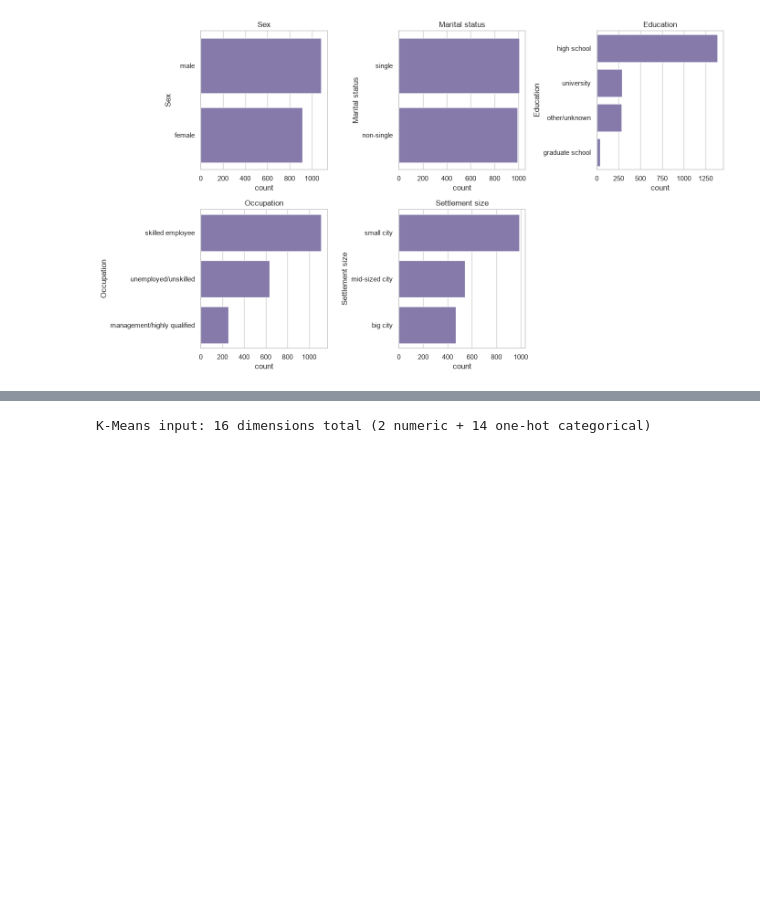
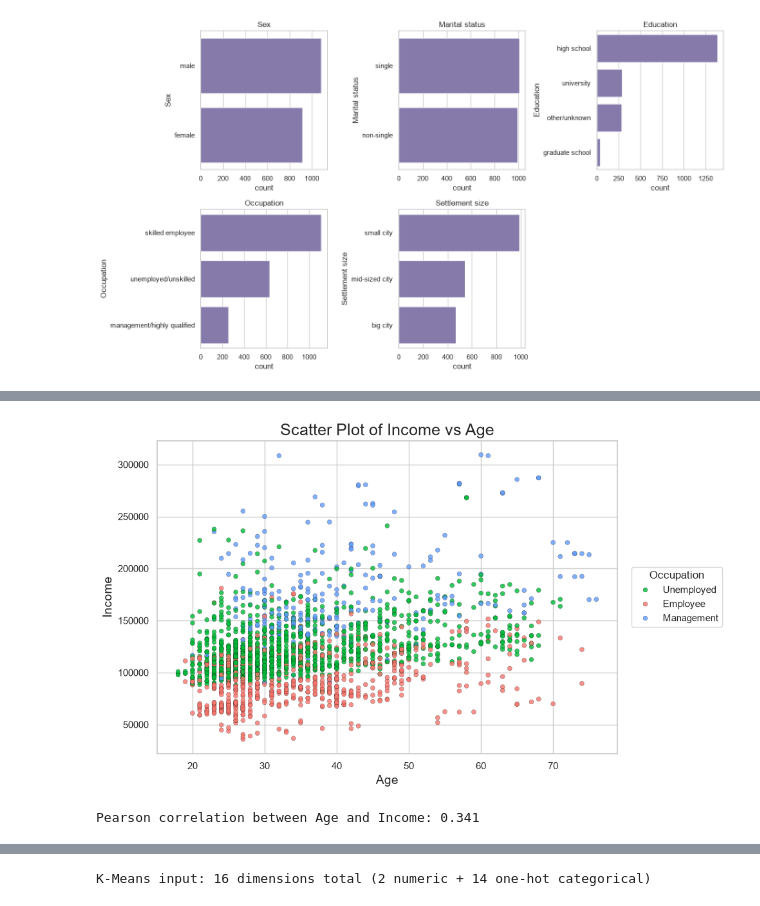
Before and after one commit to anushreeghosh07/customer-segmentation-analysis, a Jupyter notebook: notebooks/customer_segmentation_analysis.ipynb, the cells around one changed output, grey strips where cells are left out. Drawn from its saved outputs; the diff is of its cells as text; code cells hidden in the pictures; blank space fills up the shorter version.

```diff
--- a/notebooks/customer_segmentation_analysis.ipynb
+++ b/notebooks/customer_segmentation_analysis.ipynb
@@ -108,0 +265,44 @@ plt.show()
+# %%
+plt.figure(figsize=(10, 6))
+
+sns.scatterplot(
+    data=df_labeled,
+    x="Age",
+    y="Income",
+    hue="Occupation",
+    palette={
+        "unemployed/unskilled": "#F8766D",
+        "skilled employee": "#00BA38",
+        "management/highly qualified": "#619CFF"
+    },
+    alpha=0.8,
+    s=25,
+    edgecolor="black",
+    linewidth=0.2
+)
+
+plt.title("Scatter Plot of Income vs Age", fontsize=18)
+plt.xlabel("Age", fontsize=14)
+plt.ylabel("Income", fontsize=14)
+
+# Rename legend entries
+handles, labels = plt.gca().get_legend_handles_labels()
+plt.legend(
+    handles=handles,
+    labels=["Unemployed", "Employee", "Management"],
+    title="Occupation",
+    loc="center left",
+    bbox_to_anchor=(1.02, 0.5)
+)
+
+plt.tight_layout()
+plt.savefig("../outputs/figures/income_vs_age_scatter.png", dpi=300)
+plt.show()
+
+# Pearson correlation between Age and Income
+corr = df_labeled["Age"].corr(df_labeled["Income"])
+
+print(f"Pearson correlation between Age and Income: {corr:.3f}")
+# %% [output]
+[figure, added]
+Pearson correlation between Age and Income: 0.341
```
Also changed, not shown: parts of 67 cells of this notebook, 17 other files.
